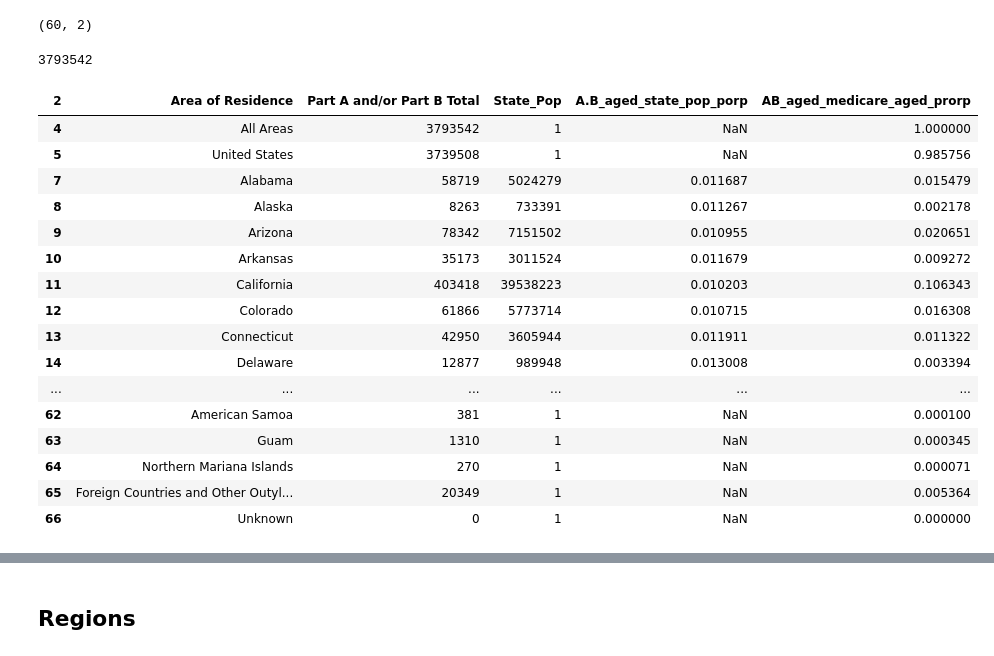
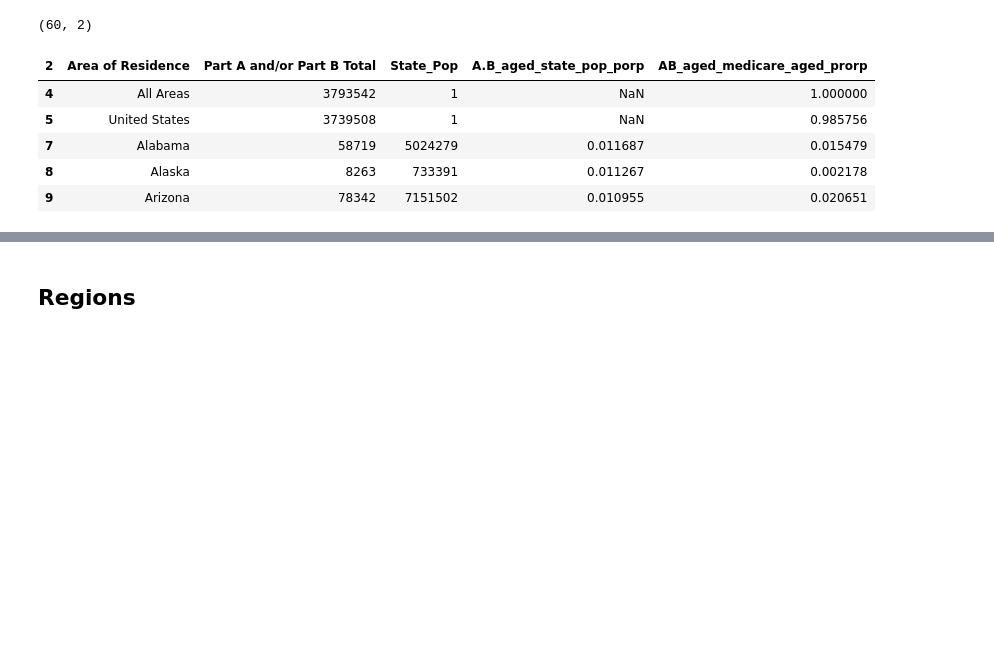
Before and after one commit to oimartin/Older-and-Wiser, a Jupyter notebook: medicare_population_65_plus.ipynb, the cells around one changed output, grey strips where cells are left out. Cells and saved outputs as stored; diff of their text form; code cells hidden in the pictures; blank space fills up the shorter version.

```diff
--- a/medicare_population_65_plus.ipynb
+++ b/medicare_population_65_plus.ipynb
@@ -50,30 +52,15 @@ clean_area_20['State_Pop'] = 1
 clean_area_20.iloc[2:54,2] = clean_pop['Total:']
 clean_area_20['A.B_aged_state_pop_porp'] = clean_area_20.iloc[2:54,1] / clean_area_20.iloc[2:54,2]
 clean_area_20['AB_aged_medicare_aged_prorp'] = clean_area_20.iloc[:,1]/clean_area_20.iloc[0,1]
-# %%
-clean_area_20.iloc[0,1]
-# %% [output]
-3793542
 # %%
-clean_area_20
+clean_area_20.head()
 # %% [output]
 | 2 | Area of Residence | Part A and/or Part B Total | State_Pop | A.B_aged_state_pop_porp | AB_aged_medicare_aged_prorp |
 | 4 | All Areas | 3793542 | 1 | NaN | 1.000000 |
 | 5 | United States | 3739508 | 1 | NaN | 0.985756 |
 | 7 | Alabama | 58719 | 5024279 | 0.011687 | 0.015479 |
 | 8 | Alaska | 8263 | 733391 | 0.011267 | 0.002178 |
 | 9 | Arizona | 78342 | 7151502 | 0.010955 | 0.020651 |
-| 10 | Arkansas | 35173 | 3011524 | 0.011679 | 0.009272 |
-| 11 | California | 403418 | 39538223 | 0.010203 | 0.106343 |
-| 12 | Colorado | 61866 | 5773714 | 0.010715 | 0.016308 |
-| 13 | Connecticut | 42950 | 3605944 | 0.011911 | 0.011322 |
-| 14 | Delaware | 12877 | 989948 | 0.013008 | 0.003394 |
-| ... | ... | ... | ... | ... | ... |
-| 62 | American Samoa | 381 | 1 | NaN | 0.000100 |
-| 63 | Guam | 1310 | 1 | NaN | 0.000345 |
-| 64 | Northern Mariana Islands | 270 | 1 | NaN | 0.000071 |
-| 65 | Foreign Countries and Other Outyl... | 20349 | 1 | NaN | 0.005364 |
-| 66 | Unknown | 0 | 1 | NaN | 0.000000 |
 # %%
 # Create regions
 clean_area_20['Region'] = clean_area_20['Area of Residence']
```
Also changed, not shown: parts of 22 cells of this notebook.
